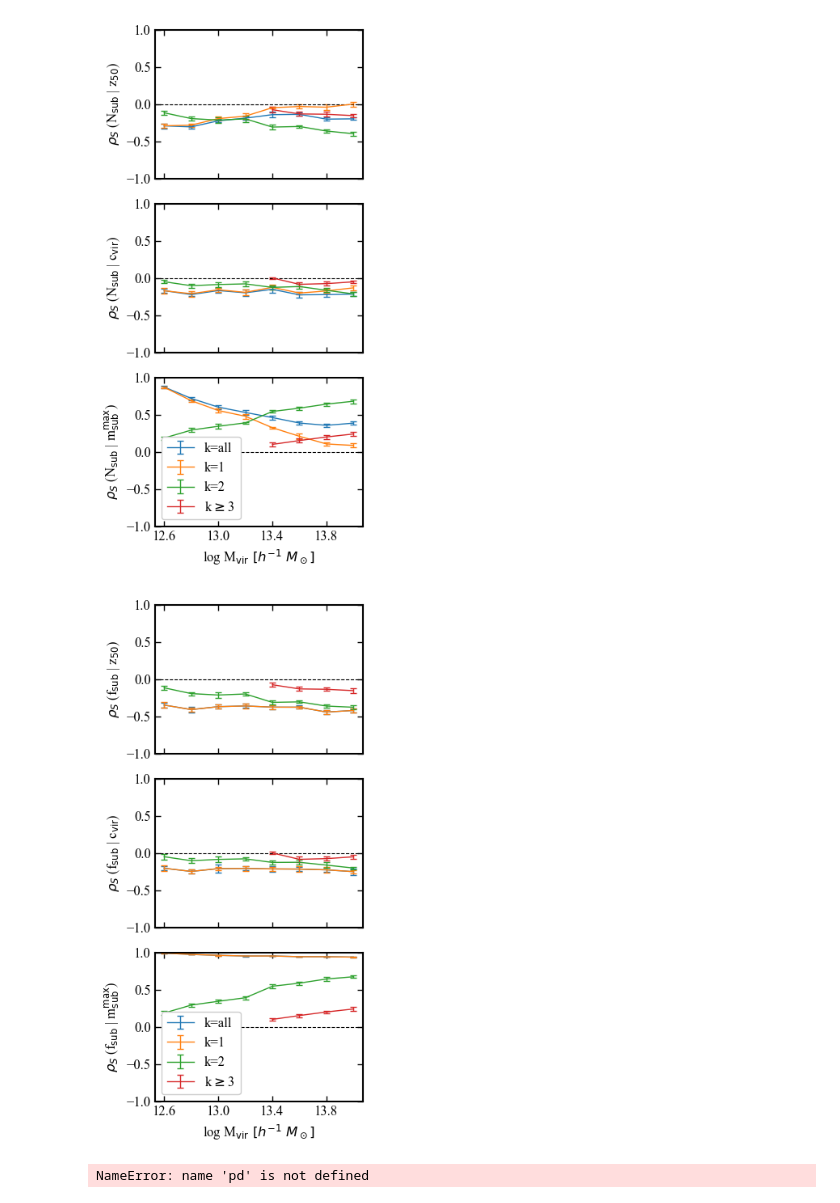
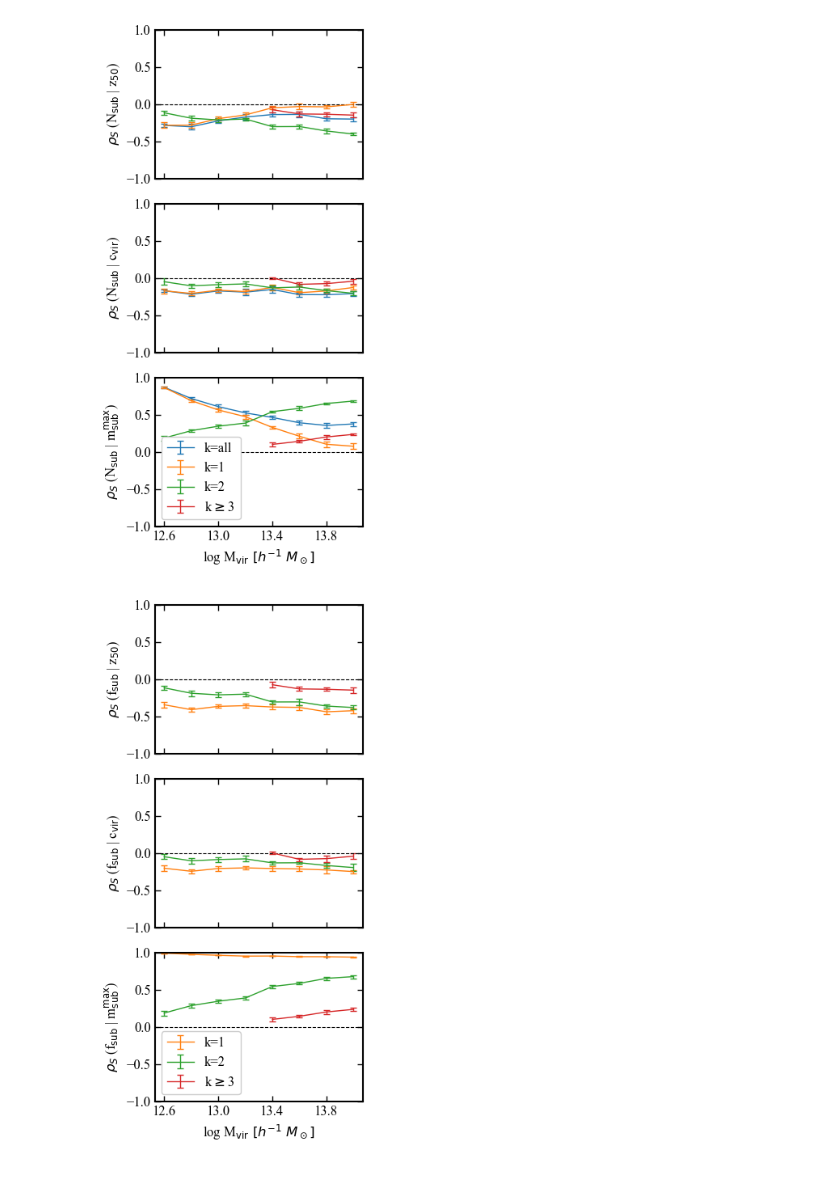
Before and after one commit to jsmonzon/MassSpec, a Jupyter notebook: notebooks/correlations/rank_order.ipynb, the cells around one changed output. Cells and saved outputs as stored; diff of their text form; code cells hidden in the pictures.

```diff
--- a/notebooks/correlations/rank_order.ipynb
+++ b/notebooks/correlations/rank_order.ipynb
@@ -53,8 +44,8 @@ levelz = [1-0.99, 1-0.95, 1-0.68]
 # %%
-kall = pd.read_csv("../../data/vdb/500_particles/summary_tabs/artificial_all.csv")
-k1 = pd.read_csv("../../data/vdb/500_particles/summary_tabs/artificial_k1.csv")
-k2 = pd.read_csv("../../data/vdb/500_particles/summary_tabs/artificial_k2.csv")
-k3 = pd.read_csv("../../data/vdb/500_particles/summary_tabs/artificial_k3.csv")
+kall = pd.read_csv("../../data/vdb/N500/summary_tabs/artificial_all.csv")
+k1 = pd.read_csv("../../data/vdb/N500/summary_tabs/artificial_k1.csv")
+k2 = pd.read_csv("../../data/vdb/N500/summary_tabs/artificial_k2.csv")
+k3 = pd.read_csv("../../data/vdb/N500/summary_tabs/artificial_k3.csv")
 # %%
 kallnorm = jsm_simload.NormalizeData(kall, dataset_title="all orders")
 k1norm = jsm_simload.NormalizeData(k1, dataset_title="k=1")
@@ -88,43 +79,41 @@ plt.tight_layout()
 # plt.savefig("../../figures/rho_suborder.pdf", bbox_inches="tight")
 plt.show()
 # %% [output]
-[figure, old version]
+[figure, new version]
 # %%
 fig, axes = plt.subplots(3, 1, figsize=(single_textwidth, double_textwidth), sharex=True, sharey=True)
 
-datasets = [kallnorm, k1norm, k2norm, k3norm]
-colors = ["C0", "C1", "C2", "C3"]
-labelz = ["k=all", "k=1", "k=2", "k$\geq$3"]
+datasets = [k1norm, k2norm, k3norm]
+colors = ["C1", "C2", "C3"]
+labelz = ["k=1", "k=2", "k$\geq$3"]
 
 for j, dataset in enumerate(datasets):
     for i in range(3):
         axes[i].errorbar(
             dataset.logMvir_bincenters, dataset.rhofsub_mat[i], yerr=dataset.rhonorm_errfsub_mat[i], color=colors[j], capsize=3, lw=1, label=labelz[j])
 
 axes[0].set_ylim(-1, 1)
 axes[0].axhline(0, color="k", lw=0.8, ls="--")
 axes[1].axhline(0, color="k", lw=0.8, ls="--")
 axes[2].axhline(0, color="k", lw=0.8, ls="--")
 axes[2].set_xlabel("log M$_{\\rm vir}\ [h^{-1}\ M_\odot]$")
 
 axes[0].set_ylabel("$\\rho_S$ (f$_{\\rm sub}$ | z$_{50}$)")
 axes[1].set_ylabel("$\\rho_S$ (f$_{\\rm sub}$ | c$_{\\rm vir}$)")
 axes[2].set_ylabel("$\\rho_S$ (f$_{\\rm sub}$ | m$_{\\rm sub}^{\\rm max}$)")
 
 axes[2].set_xticks([12.6, 13.0, 13.4, 13.8])
 axes[2].legend(framealpha=1, loc=3)
 plt.tight_layout()
 # plt.savefig("../../figures/rho_suborder_fsub.pdf", bbox_inches="tight")
 plt.show()
 # %% [output]
-[figure, old version]
+[figure, new version]
 # %%
-bol_all = pd.read_csv("../../../misc/multidark/bolshoiP/BolshoiP_relaxed_500.csv")
+bol_all = pd.read_csv("../../../misc/multidark/bolshoiP/BolshoiP_isolated_500.csv")
 
-bol_k1 = jsm_ancillary.select_bolshoi_k(bol_all, k="1")
+bol_k1 = jsm_ancillary.select_order(bol_all,k=1)
 
-bol_k2 = jsm_ancillary.select_bolshoi_k(bol_all, k="2")
+bol_k2 = jsm_ancillary.select_order(bol_all,k=2)
 
-bol_k3 = jsm_ancillary.select_bolshoi_k(bol_all, k="3p")
+bol_k3 = jsm_ancillary.select_order(bol_all,k=3)
-# %% [output]
-NameError: name 'pd' is not defined
```
Also changed, not shown: parts of 13 cells of this notebook, 18 other files.
